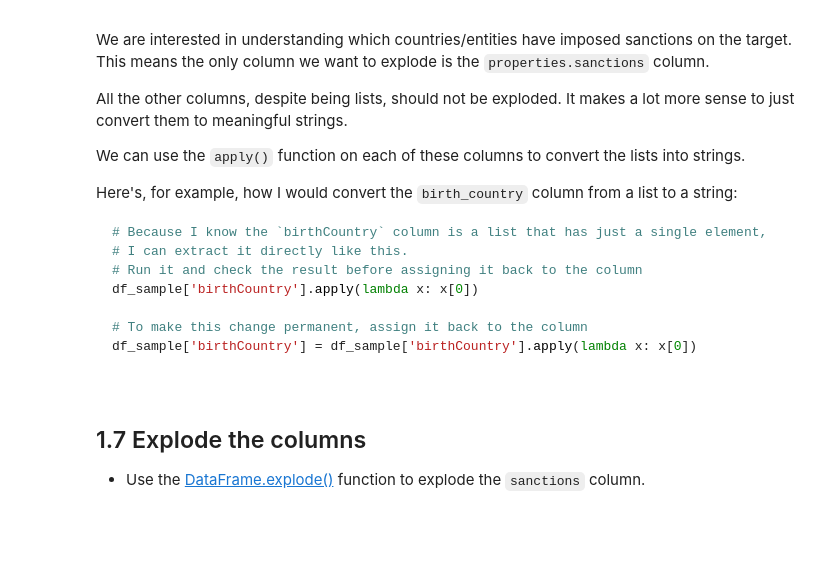
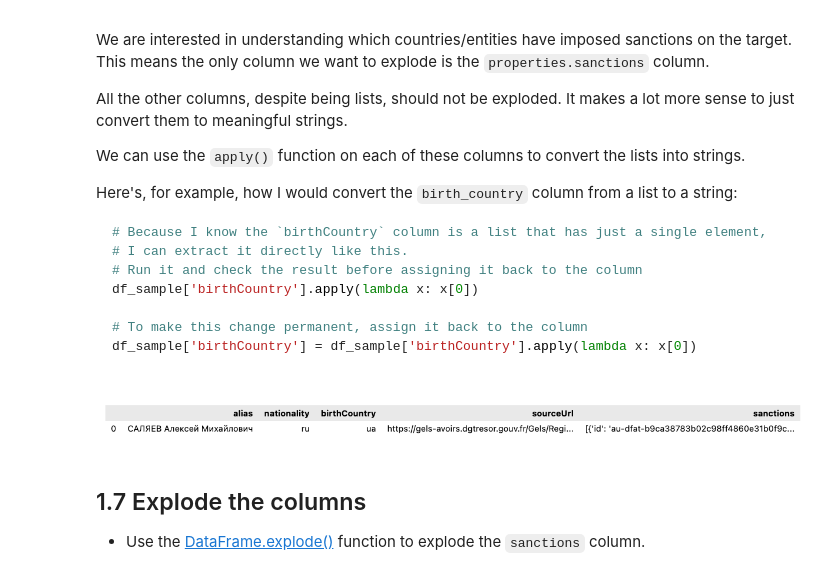
Before and after one commit to arielliu99/ds105a-2024, a Jupyter notebook: notebooks/W07-Lab-Notebook.ipynb, the cells around one changed output. Cells and saved outputs as stored; diff of their text form; code cells hidden in the pictures; blank space fills up the shorter version.

```diff
--- a/notebooks/W07-Lab-Notebook.ipynb
+++ b/notebooks/W07-Lab-Notebook.ipynb
@@ -228,6 +245,8 @@ df_sample['birthCountry'] = df_sample['birthCountry'].apply(lambda x: x[0])
 # %%
 # Uncomment the cell below to see what your DataFrame should look like
-# Image("../figures/opensanctions/df_sample_v3.png")
+Image("../figures/opensanctions/df_sample_v3.png")
+# %% [output]
+[figure, added]
 # %% [markdown]
 ## 1.7 Explode the columns
 
```
Also changed, not shown: parts of 10 cells of this notebook.
